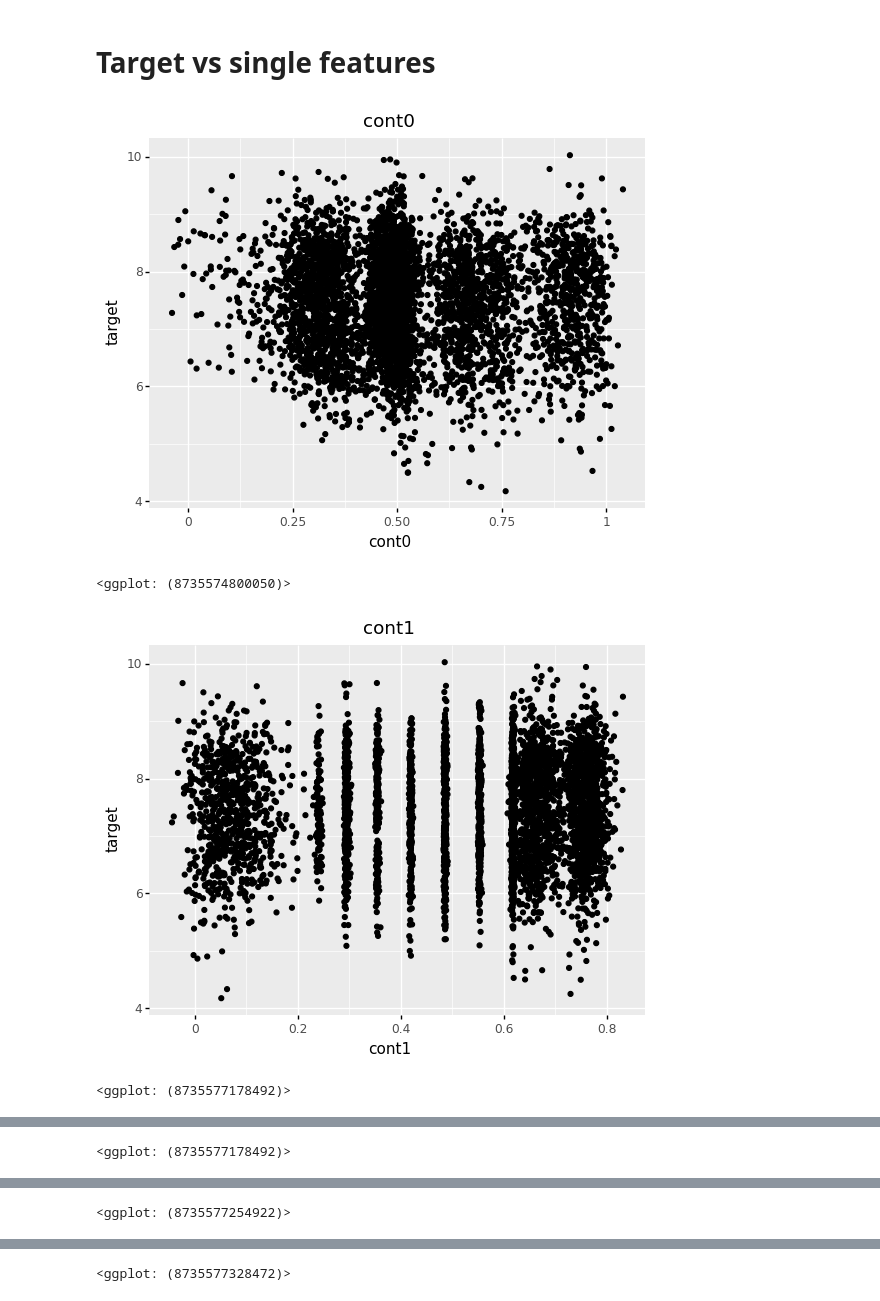
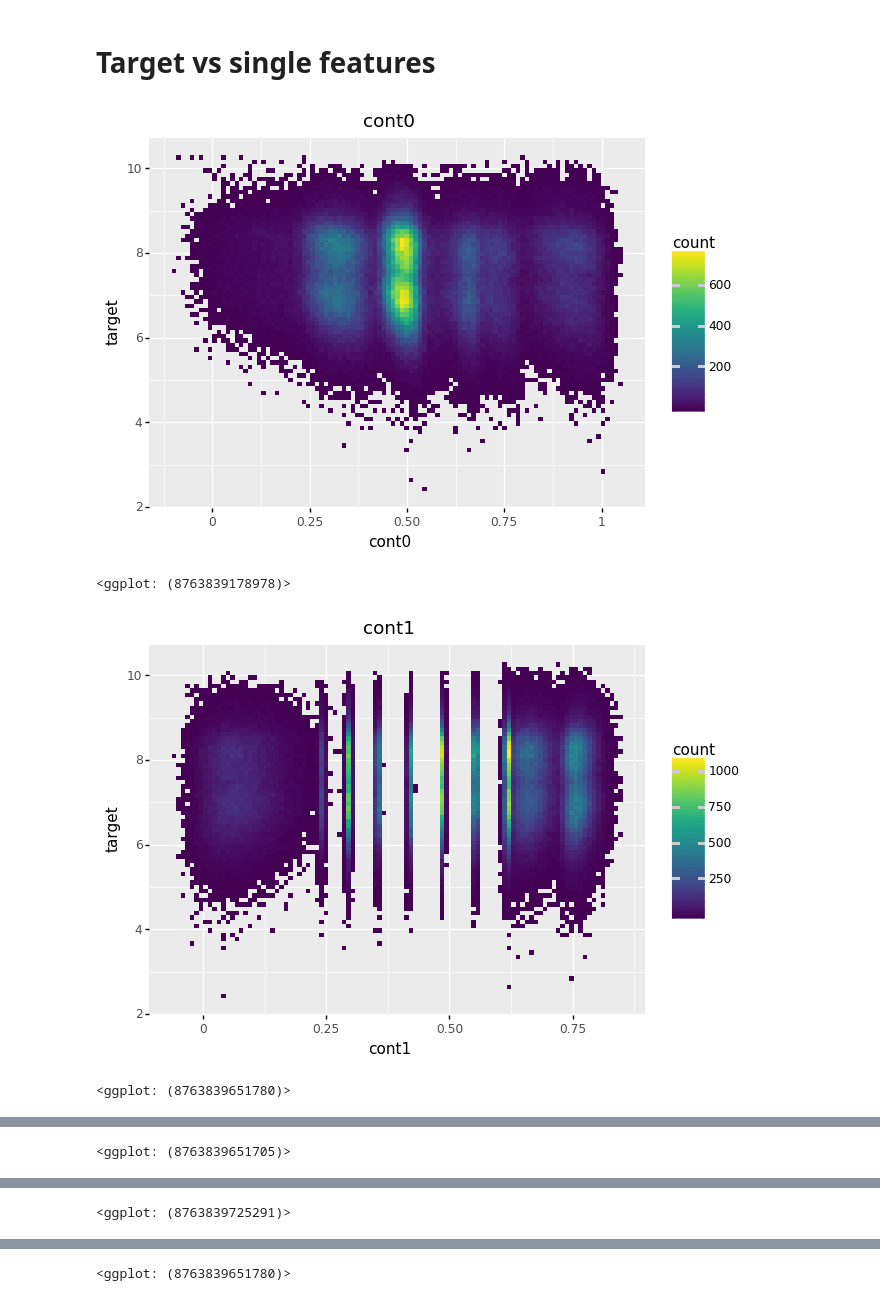
Before and after one commit to herwinvw/TabularPlaygroundFeb2021, a Jupyter notebook: ExplorativeDataAnalysis.ipynb, the cells around one changed output, grey strips where cells are left out. Saved outputs shown, nothing was run; the diff lists cells and outputs as text; code cells hidden in the pictures.

```diff
--- a/ExplorativeDataAnalysis.ipynb
+++ b/ExplorativeDataAnalysis.ipynb
@@ -149,11 +150,10 @@ for cat in cat_cols:
 # %% [markdown]
 # Target vs single features
 # %%
-train_sample = train.sample(5000)
 for cont in cont_cols:
-    print(ggplot(train_sample, aes(x=cont, y='target'))+geom_point()+ggtitle(cont))
+    print(ggplot(train, aes(x=cont, y='target'))+geom_bin2d(bins=100)+ggtitle(cont))
 # %% [output]
-[figure, old version]
+[figure, new version]
-<ggplot: (8735574800050)>
+<ggplot: (8763839178978)>
-[figure, old version]
+[figure, new version]
-<ggplot: (8735577178492)>
+<ggplot: (8763839651780)>
@@ -161 +161 @@ for cont in cont_cols:
-<ggplot: (8735577178492)>
+<ggplot: (8763839651705)>
@@ -163 +163 @@ for cont in cont_cols:
-<ggplot: (8735577254922)>
+<ggplot: (8763839725291)>
@@ -165 +165 @@ for cont in cont_cols:
-<ggplot: (8735577328472)>
+<ggplot: (8763839651780)>
```
Also changed, not shown: parts of 8 cells of this notebook, 6 other files.
